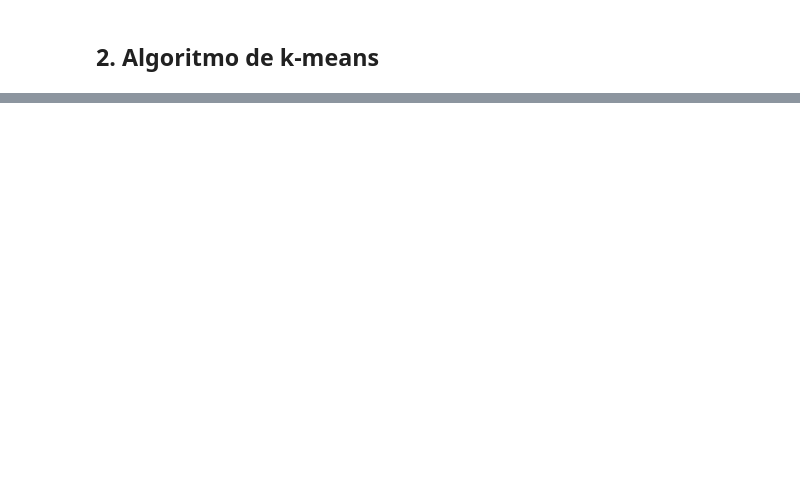
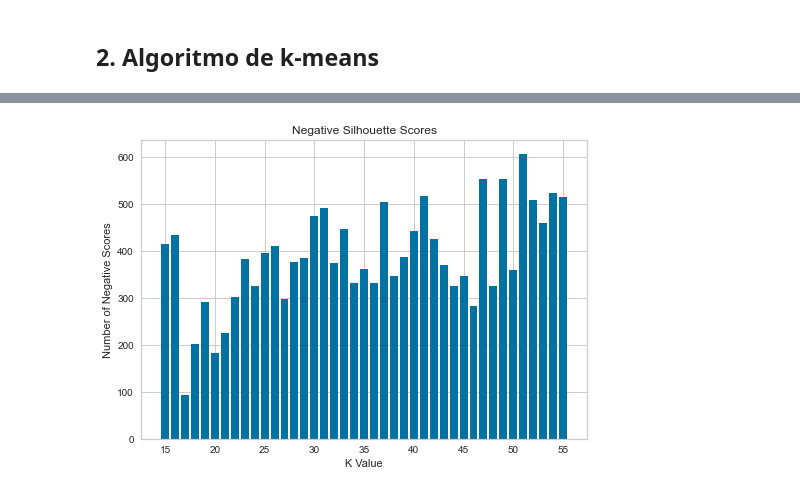
Before and after one commit to uniandes-data-wizards/laboratory-01, a Jupyter notebook: k_means.ipynb, the cells around one changed output, grey strips where cells are left out. Drawn from its saved outputs; the diff is of its cells as text; code cells hidden in the pictures; blank space fills up the shorter version.

```diff
--- a/k_means.ipynb
+++ b/k_means.ipynb
@@ -75 +73,44 @@ plt.show()
+# %%
+from sklearn.metrics import silhouette_samples, silhouette_score
+
+# re-do our loop, try to find values with no negative scores, or one with the least!!
+bad_k_values = {}
+
+# remember, anything past 15 looked really good based on the inertia
+possible_K_values = [i for i in range(15,56)]
+
+# we start with 1, as we can not have 0 clusters in k means
+# iterate through each of our values
+for each_value in possible_K_values:
+
+    # iterate through, taking each value from
+    model = KMeans(n_clusters=each_value, init='k-means++',random_state=32)
+
+    # fit it
+    model.fit(df)
+
+    # find each silhouette score
+    silhouette_score_individual = silhouette_samples(df, model.predict(df))
+
+
+    # iterate through to find any negative values
+    for each_silhouette in silhouette_score_individual:
+
+        # if we find a negative, lets start counting them
+        if each_silhouette < 0:
+
+            if each_value not in bad_k_values:
+                bad_k_values[each_value] = 1
+
+            else:
+                bad_k_values[each_value] += 1
+
+# Plot the results
+plt.bar(bad_k_values.keys(), bad_k_values.values())
+plt.title('Negative Silhouette Scores')
+plt.xlabel('K Value')
+plt.ylabel('Number of Negative Scores')
+plt.show()
+# %% [output]
+[figure, added]
 # %%
```
Also changed, not shown: parts of 11 cells of this notebook.
